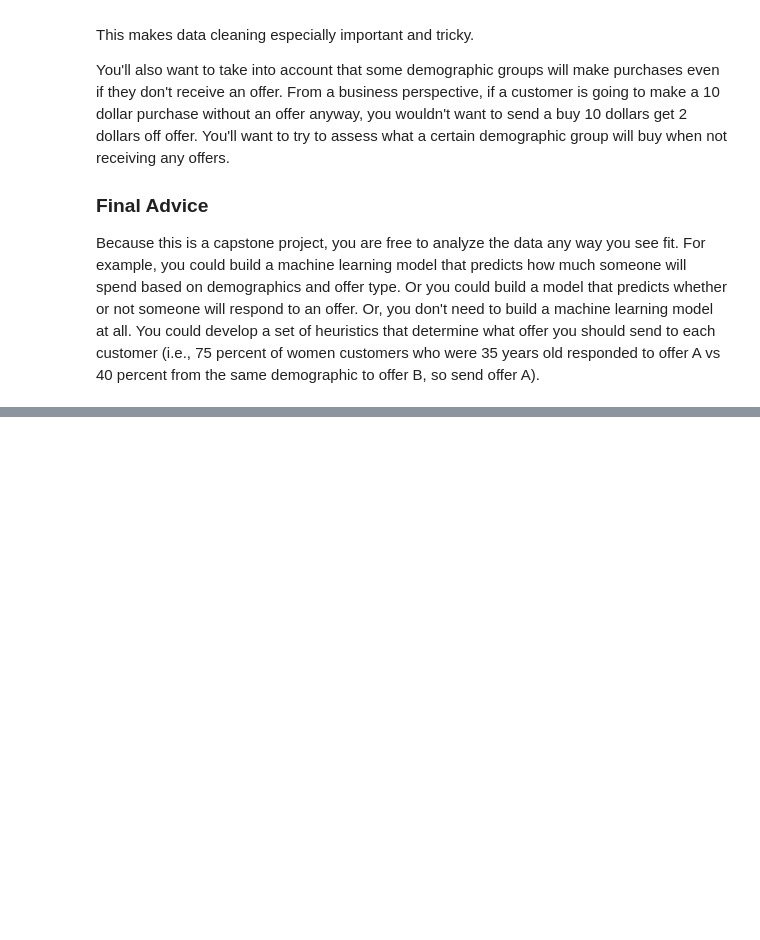
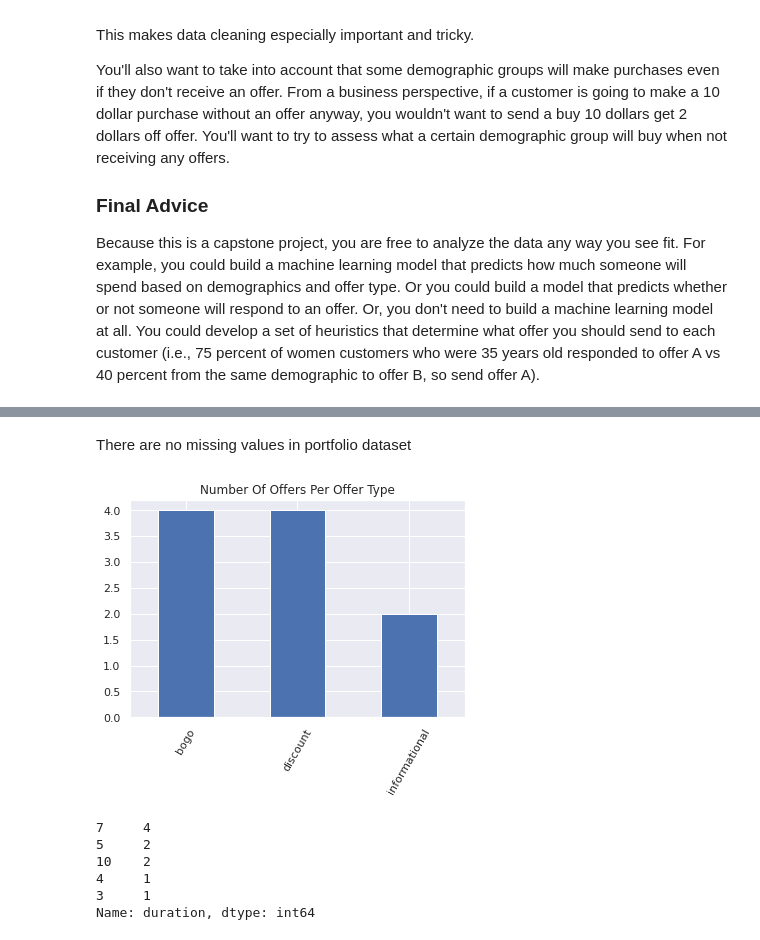
Before and after one commit to jonaletil/starbucks-capstone-project, a Jupyter notebook: Starbucks_Capstone_notebook.ipynb, the cells around one changed output, grey strips where cells are left out. Drawn from its saved outputs; the diff is of its cells as text; code cells hidden in the pictures; blank space fills up the shorter version.

```diff
--- a/Starbucks_Capstone_notebook.ipynb
+++ b/Starbucks_Capstone_notebook.ipynb
@@ -86,0 +141,19 @@ transcript = pd.read_json('data/transcript.json', orient='records', lines=True)
+# %% [markdown]
+There are no missing values in portfolio dataset
+# %%
+# display number of offers per offer type
+plt.title("Number Of Offers Per Offer Type")
+portfolio.offer_type.value_counts().plot(kind='bar')
+plt.xticks(rotation=60)
+plt.show()
+# %% [output]
+[figure, added]
+# %%
+portfolio.duration.value_counts()
+# %% [output]
+7     4
+5     2
+10    2
+4     1
+3     1
+Name: duration, dtype: int64
```
Also changed, not shown: parts of 87 cells of this notebook.
